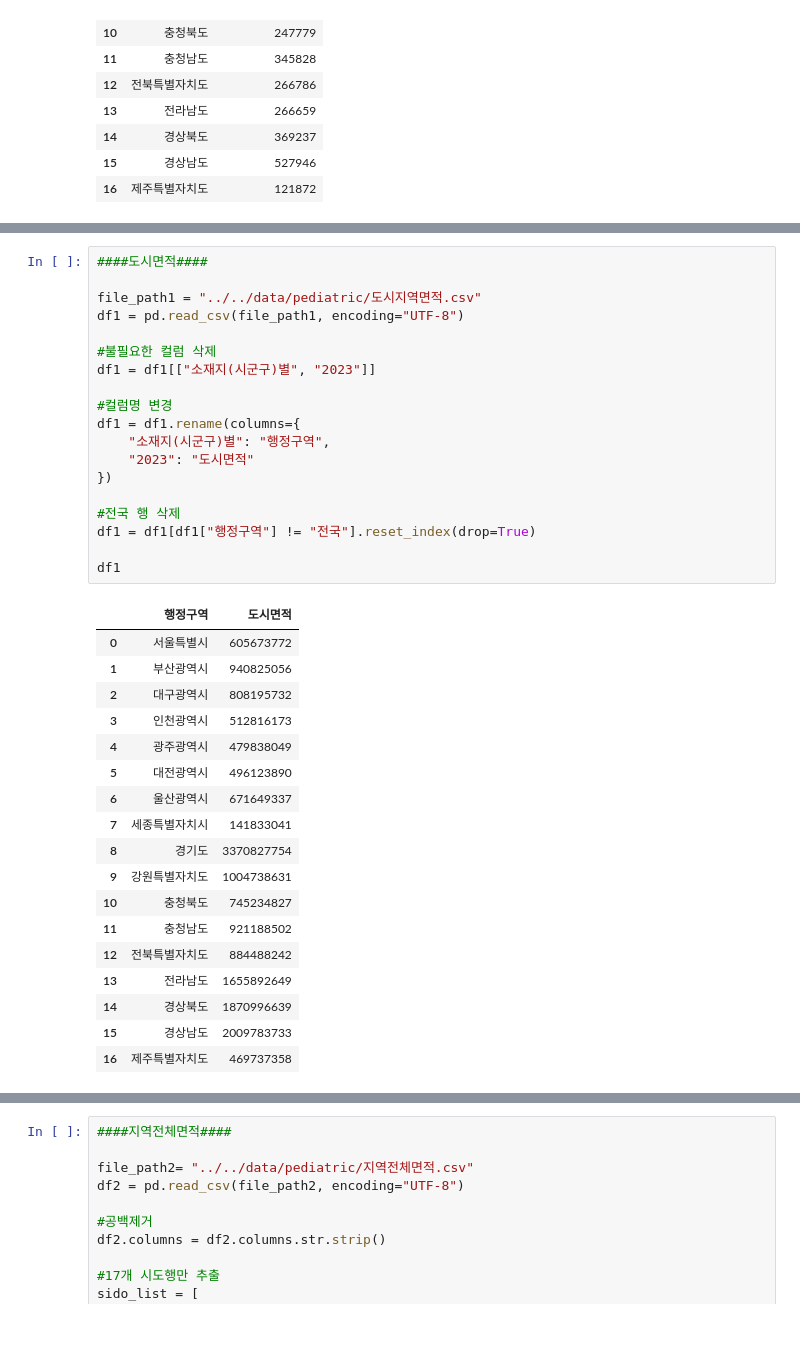
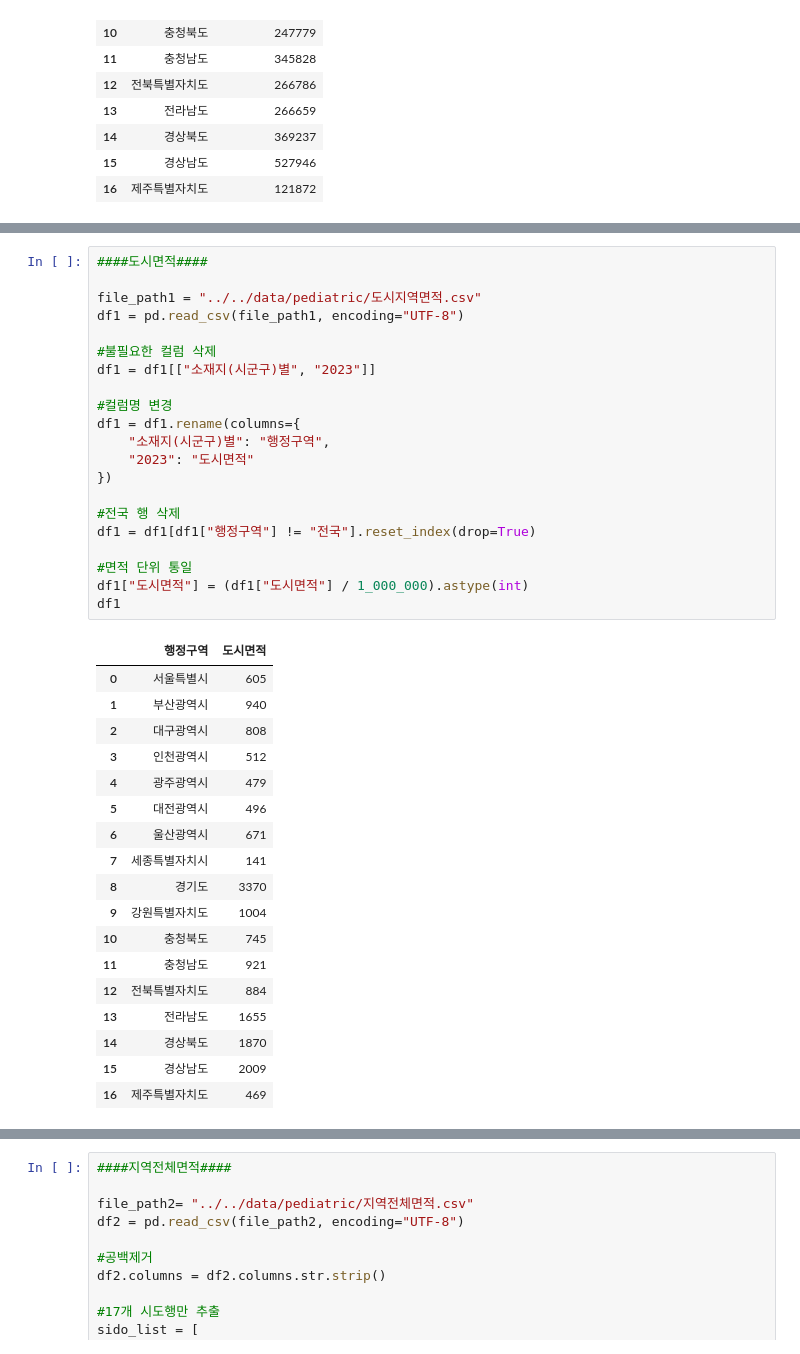
Before and after one commit to 25-SDA-team8/25-SDA-team8, a Jupyter notebook: src/pediatric/processing.ipynb, the cells around one changed output, grey strips where cells are left out. Drawn from its saved outputs; the diff is of its cells as text.

```diff
--- a/src/pediatric/processing.ipynb
+++ b/src/pediatric/processing.ipynb
@@ -127,38 +156,40 @@ df
 # %%
 ####도시면적####
 
 file_path1 = "../../data/pediatric/도시지역면적.csv"
 df1 = pd.read_csv(file_path1, encoding="UTF-8")
 
 #불필요한 컬럼 삭제
 df1 = df1[["소재지(시군구)별", "2023"]]
 
 #컬럼명 변경
 df1 = df1.rename(columns={
     "소재지(시군구)별": "행정구역",
     "2023": "도시면적"
 })
 
 #전국 행 삭제
 df1 = df1[df1["행정구역"] != "전국"].reset_index(drop=True)
 
+#면적 단위 통일
+df1["도시면적"] = (df1["도시면적"] / 1_000_000).astype(int)
 df1
 # %% [output]
 |  | 행정구역 | 도시면적 |
-| 0 | 서울특별시 | 605673772 |
-| 1 | 부산광역시 | 940825056 |
-| 2 | 대구광역시 | 808195732 |
-| 3 | 인천광역시 | 512816173 |
-| 4 | 광주광역시 | 479838049 |
-| 5 | 대전광역시 | 496123890 |
-| 6 | 울산광역시 | 671649337 |
-| 7 | 세종특별자치시 | 141833041 |
-| 8 | 경기도 | 3370827754 |
-| 9 | 강원특별자치도 | 1004738631 |
-| 10 | 충청북도 | 745234827 |
-| 11 | 충청남도 | 921188502 |
-| 12 | 전북특별자치도 | 884488242 |
-| 13 | 전라남도 | 1655892649 |
-| 14 | 경상북도 | 1870996639 |
-| 15 | 경상남도 | 2009783733 |
-| 16 | 제주특별자치도 | 469737358 |
+| 0 | 서울특별시 | 605 |
+| 1 | 부산광역시 | 940 |
+| 2 | 대구광역시 | 808 |
+| 3 | 인천광역시 | 512 |
+| 4 | 광주광역시 | 479 |
+| 5 | 대전광역시 | 496 |
+| 6 | 울산광역시 | 671 |
+| 7 | 세종특별자치시 | 141 |
+| 8 | 경기도 | 3370 |
+| 9 | 강원특별자치도 | 1004 |
+| 10 | 충청북도 | 745 |
+| 11 | 충청남도 | 921 |
+| 12 | 전북특별자치도 | 884 |
+| 13 | 전라남도 | 1655 |
+| 14 | 경상북도 | 1870 |
+| 15 | 경상남도 | 2009 |
+| 16 | 제주특별자치도 | 469 |
```
Also changed, not shown: parts of 24 cells of this notebook, 6 other files.
